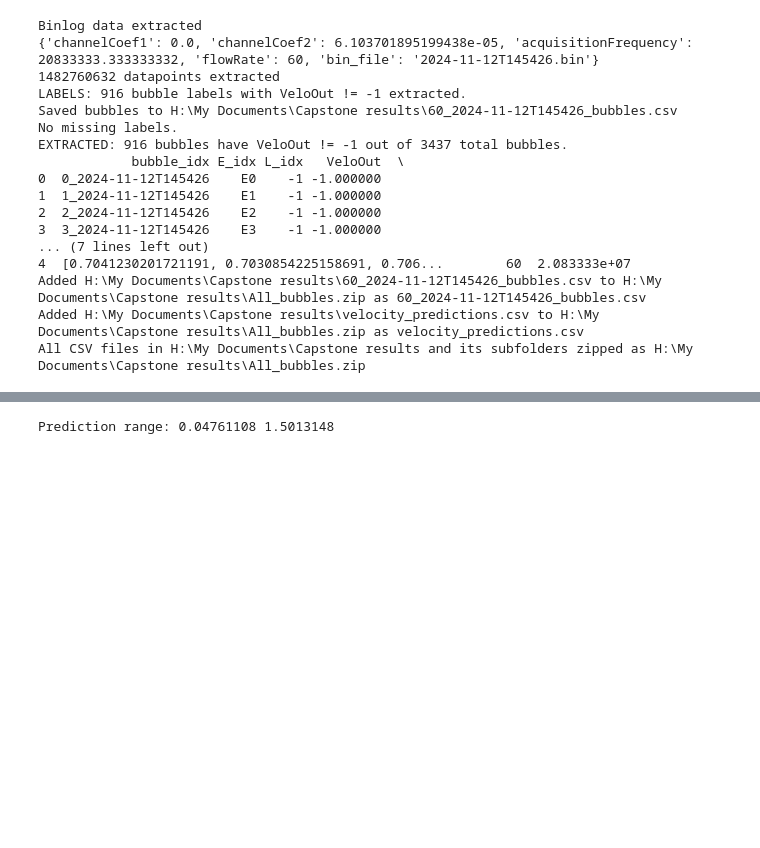
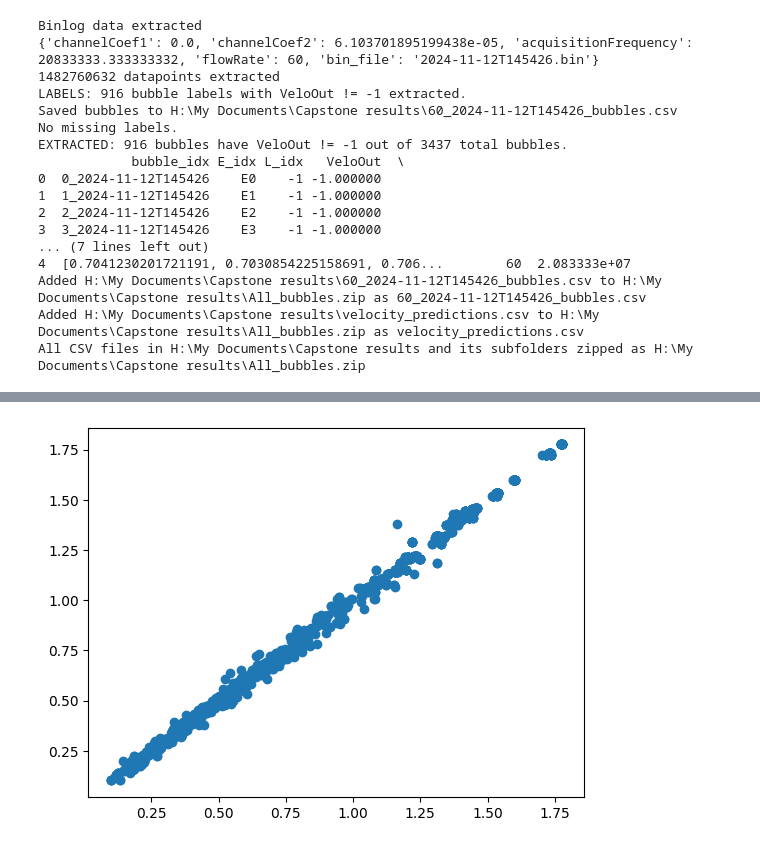
Before and after one commit to Cellular-Adventures/CapstoneAI-FiberProbe, a Jupyter notebook: Train.ipynb, the cells around one changed output, grey strips where cells are left out. Cells and saved outputs as stored; diff of their text form; code cells hidden in the pictures; blank space fills up the shorter version.

```diff
--- a/Train.ipynb
+++ b/Train.ipynb
@@ -143,6 +150,8 @@ R² Score: 0.851
 # %%
-print("Prediction range:", y_pred.min(), y_pred.max())
+plt.figure()
+plt.scatter(y_pred_gru1,y_true)
+plt.show()
 # %% [output]
-Prediction range: 0.04761108 1.5013148
+[figure, added]
 # %%
 gru2_model = GRUModel(input_size=1, hidden_size=20, num_layers=2)
```
Also changed, not shown: parts of 12 cells of this notebook.
